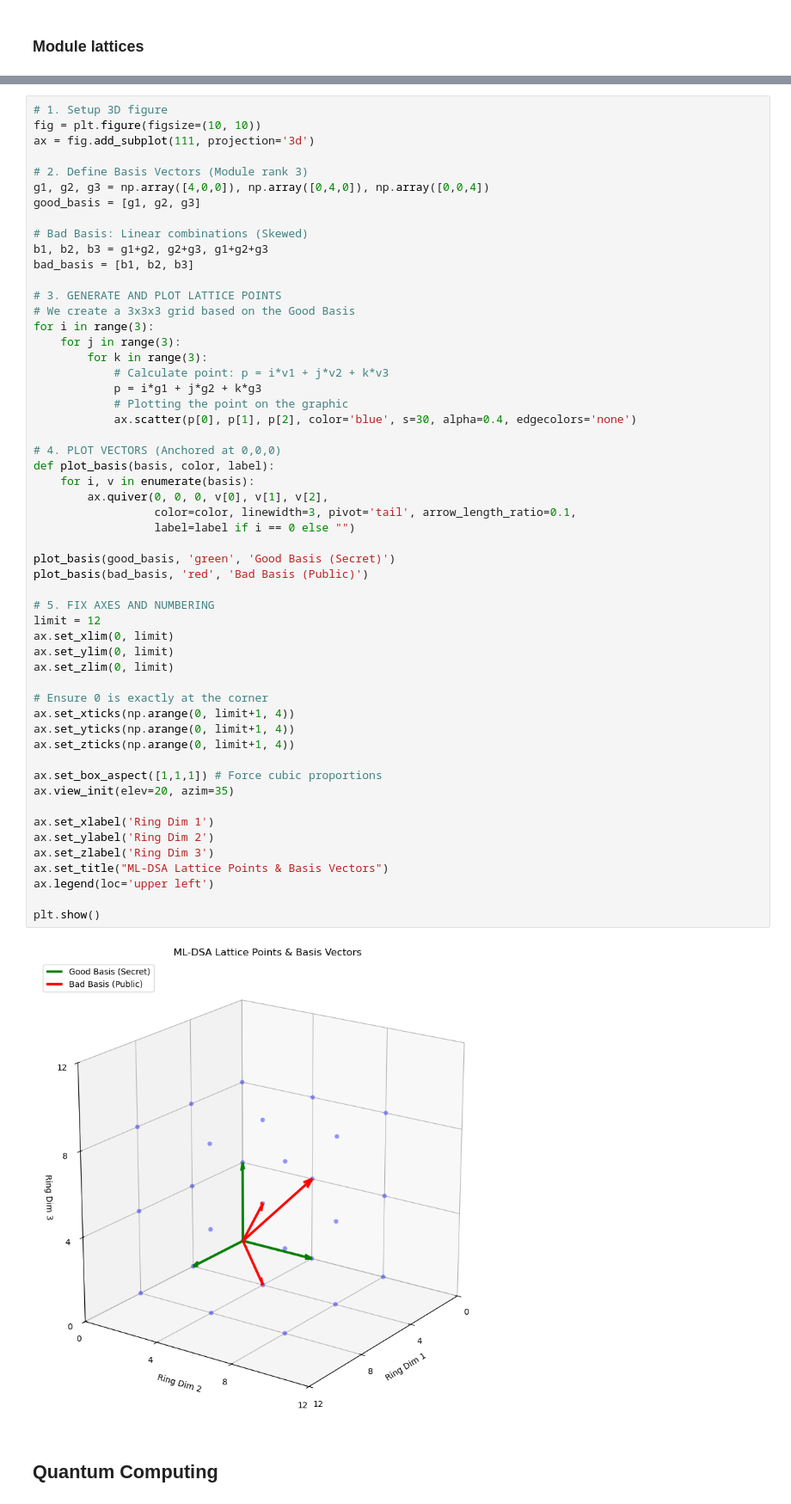
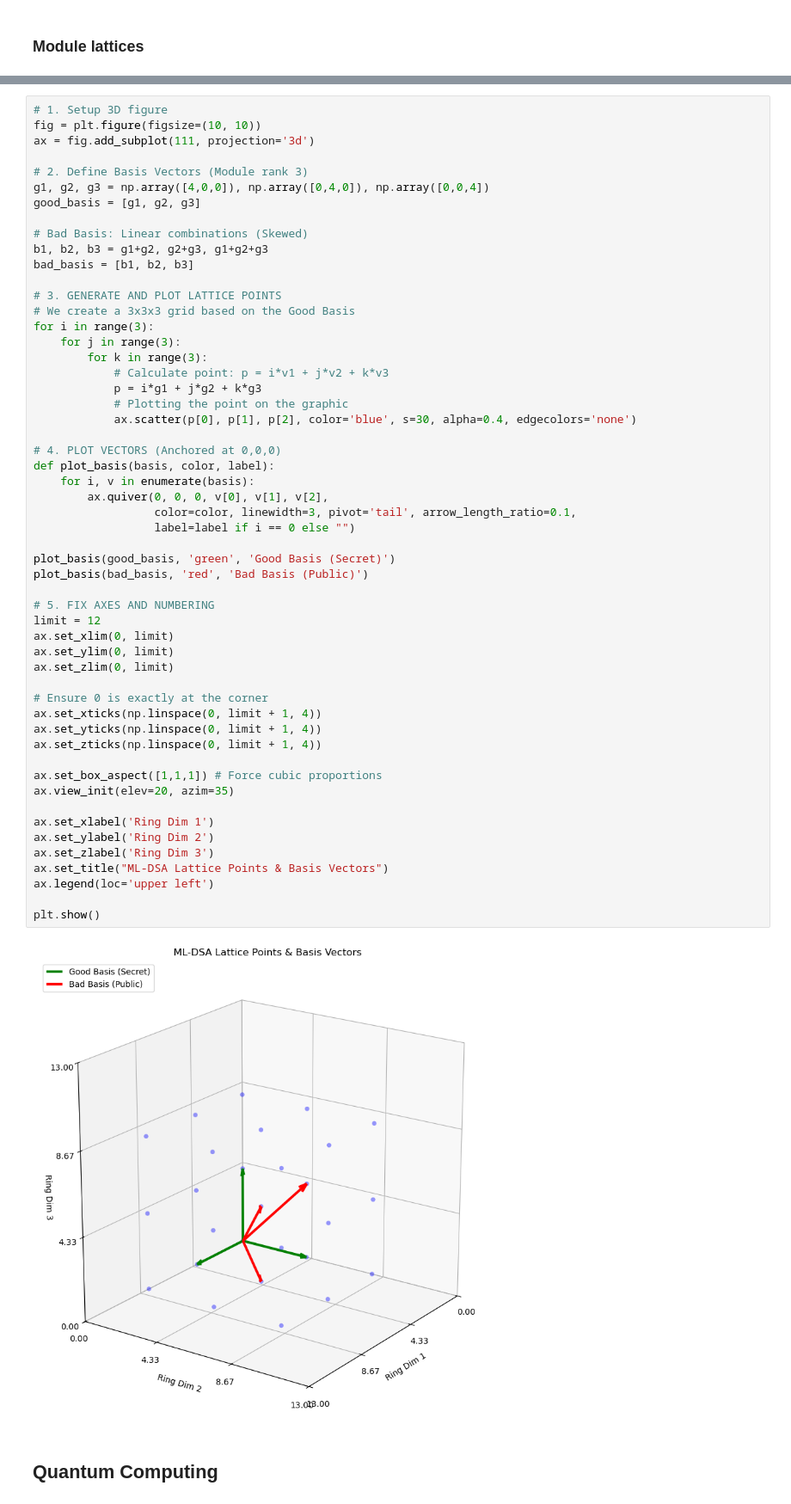
Before and after one commit to liliIvanova/SoftUniCources, a Jupyter notebook: Math_Concepts_for_Developers/Project/ML-DSA_Project.ipynb, the cells around one changed output, grey strips where cells are left out. Shown at 86% size. Cells and saved outputs as stored; diff of their text form.

```diff
--- a/Math_Concepts_for_Developers/Project/ML-DSA_Project.ipynb
+++ b/Math_Concepts_for_Developers/Project/ML-DSA_Project.ipynb
@@ -462,37 +521,37 @@ for i in range(3):
 
 # 4. PLOT VECTORS (Anchored at 0,0,0)
 def plot_basis(basis, color, label):
     for i, v in enumerate(basis):
         ax.quiver(0, 0, 0, v[0], v[1], v[2],
                   color=color, linewidth=3, pivot='tail', arrow_length_ratio=0.1,
                   label=label if i == 0 else "")
 
 plot_basis(good_basis, 'green', 'Good Basis (Secret)')
 plot_basis(bad_basis, 'red', 'Bad Basis (Public)')
 
 # 5. FIX AXES AND NUMBERING
 limit = 12
 ax.set_xlim(0, limit)
 ax.set_ylim(0, limit)
 ax.set_zlim(0, limit)
 
 # Ensure 0 is exactly at the corner
-ax.set_xticks(np.arange(0, limit+1, 4))
-ax.set_yticks(np.arange(0, limit+1, 4))
-ax.set_zticks(np.arange(0, limit+1, 4))
+ax.set_xticks(np.linspace(0, limit + 1, 4))
+ax.set_yticks(np.linspace(0, limit + 1, 4))
+ax.set_zticks(np.linspace(0, limit + 1, 4))
 
 ax.set_box_aspect([1,1,1]) # Force cubic proportions
 ax.view_init(elev=20, azim=35)
 
 ax.set_xlabel('Ring Dim 1')
 ax.set_ylabel('Ring Dim 2')
 ax.set_zlabel('Ring Dim 3')
 ax.set_title("ML-DSA Lattice Points & Basis Vectors")
 ax.legend(loc='upper left')
 
 plt.show()
 # %% [output]
-[figure, old version]
+[figure, new version]
 # %% [markdown]
 ## Quantum Computing
 # %% [markdown]
```
Also changed, not shown: parts of 6 cells of this notebook.
